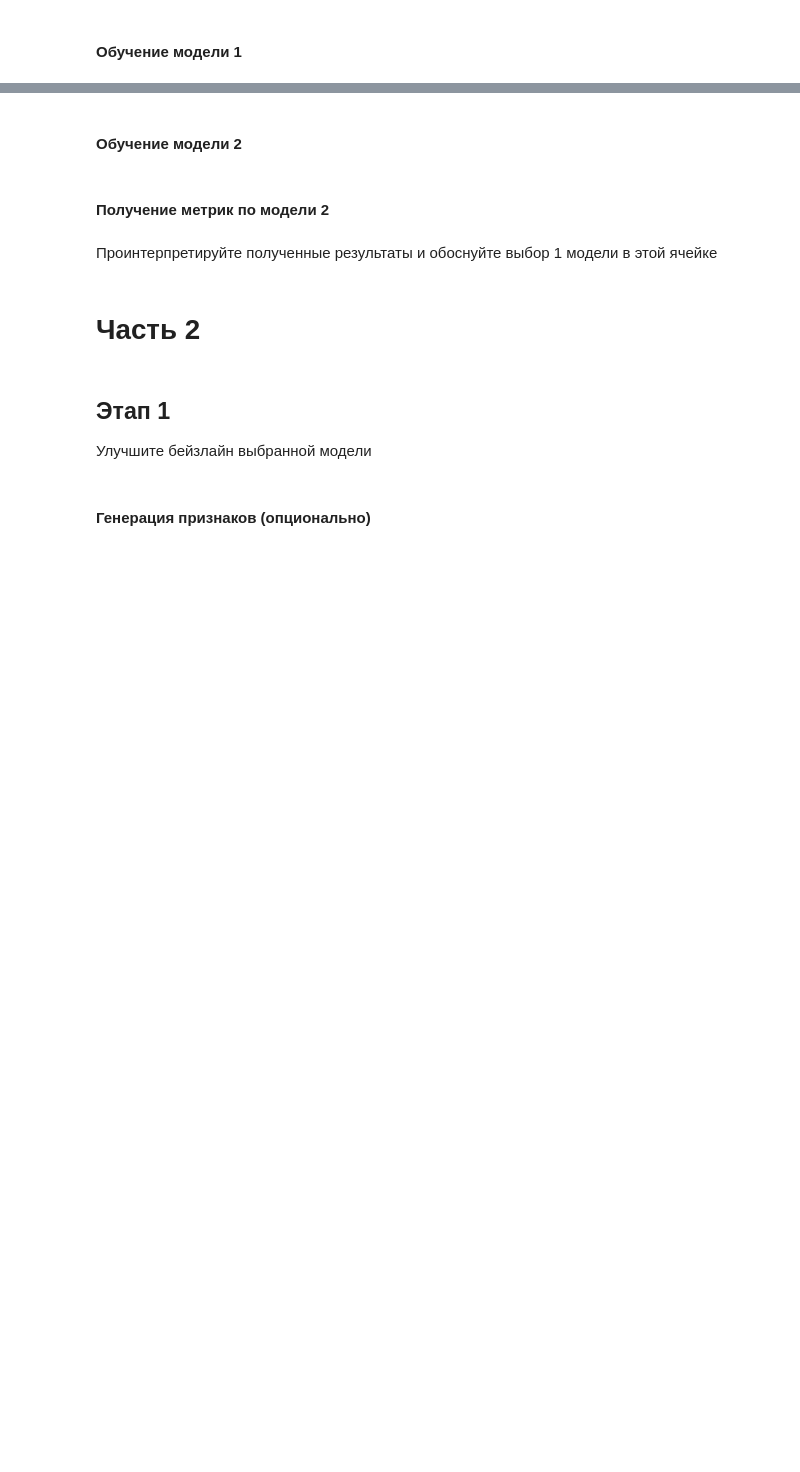
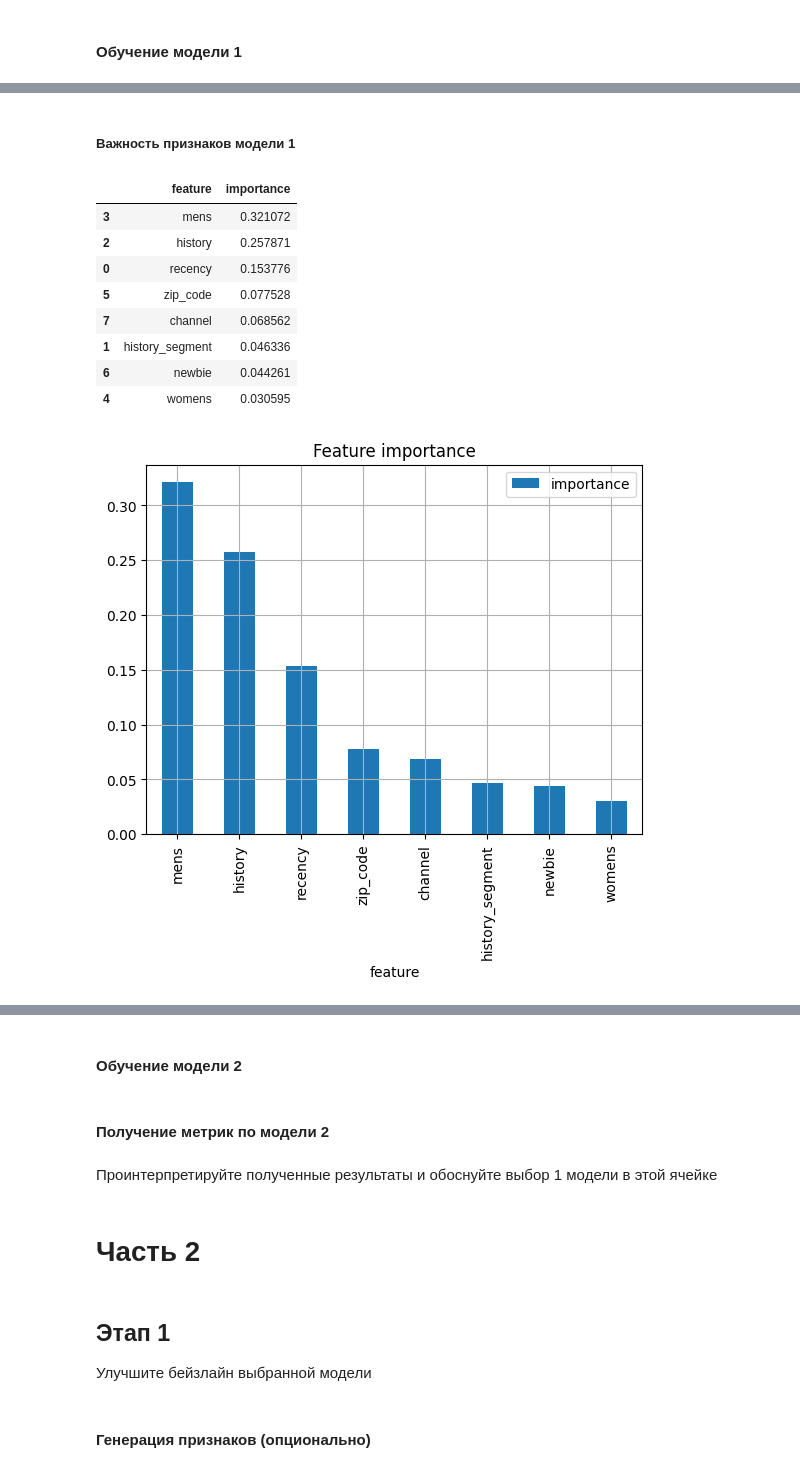
Before and after one commit to khromenko/mle-uplift-final-project-2025, a Jupyter notebook: final_project.ipynb, the cells around one changed output, grey strips where cells are left out. Drawn from its saved outputs; the diff is of its cells as text; code cells hidden in the pictures; blank space fills up the shorter version.

```diff
--- a/final_project.ipynb
+++ b/final_project.ipynb
@@ -1122,0 +1176,28 @@ array([[ 0.05861574],
+# %% [markdown]
+##### Важность признаков модели 1
+# %%
+import matplotlib.pyplot as plt
+plt.style.use('default')
+
+fi = uplift_tree_model.feature_importances_
+fi_df = pd.DataFrame(fi, index=features).reset_index()
+fi_df.columns = ['feature', 'importance']
+fi_df = fi_df.sort_values(by=['importance'], ascending=False)
+display(fi_df)
+
+fi_df.plot.bar(x='feature', title='Feature importance')
+plt.grid()
+
+# save to file
+plt.savefig(f'{model_path}/fi-score.png', bbox_inches='tight')
+# %% [output]
+|  | feature | importance |
+| 3 | mens | 0.321072 |
+| 2 | history | 0.257871 |
+| 0 | recency | 0.153776 |
+| 5 | zip_code | 0.077528 |
+| 7 | channel | 0.068562 |
+| 1 | history_segment | 0.046336 |
+| 6 | newbie | 0.044261 |
+| 4 | womens | 0.030595 |
+[figure, added]
```
Also changed, not shown: parts of 17 cells of this notebook, 6 other files.
